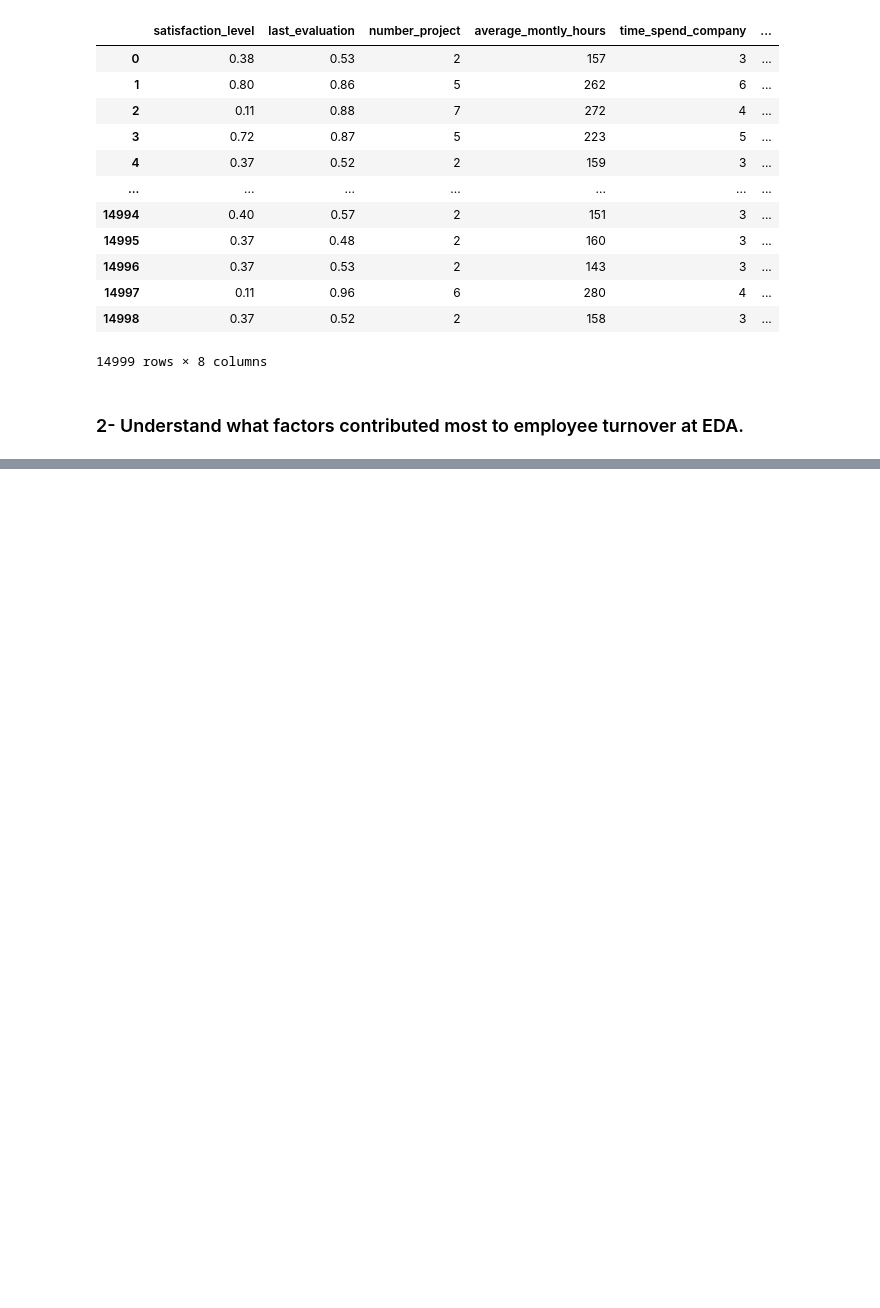
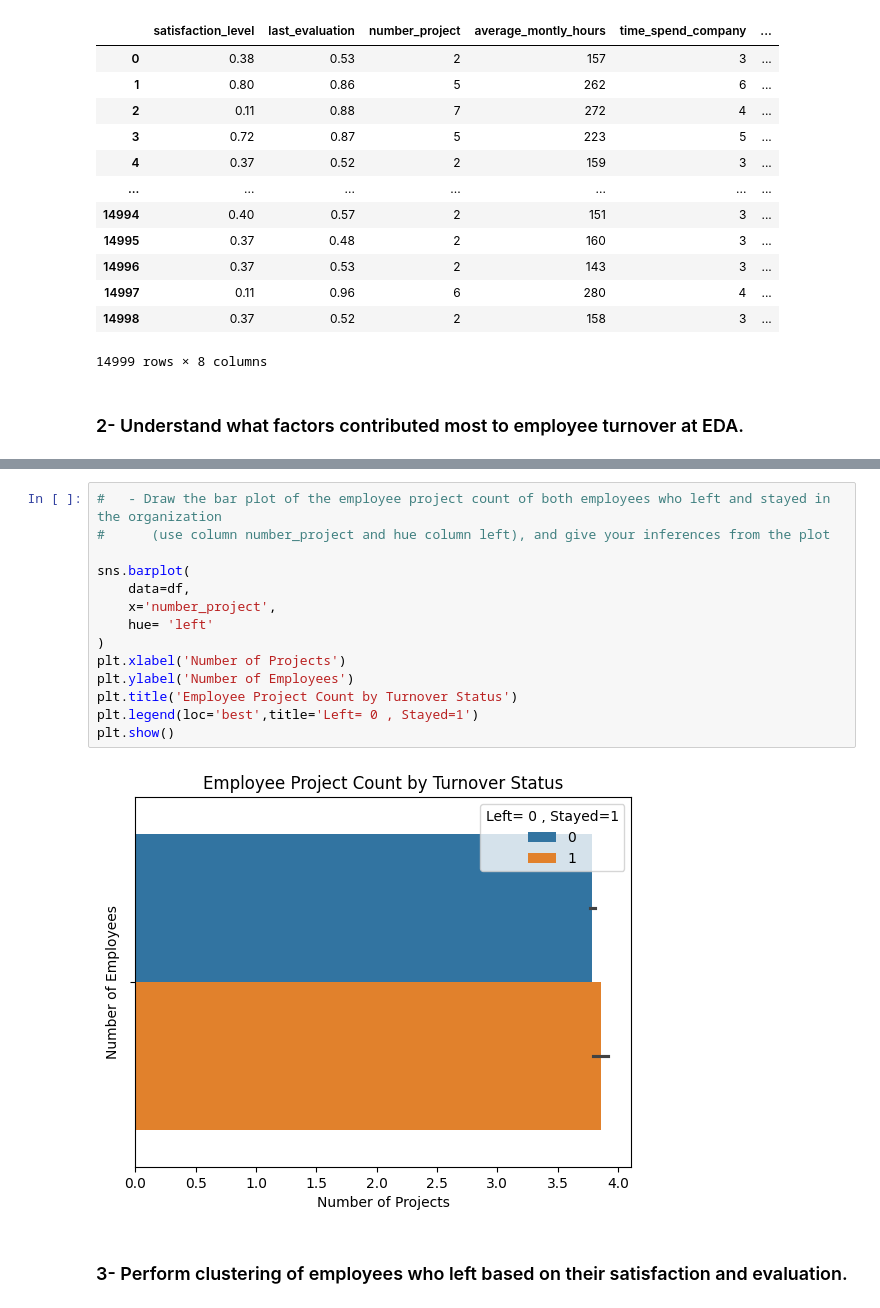
Before and after one commit to Mesterumit/Employee_Turnover_model, a Jupyter notebook: Employee_Turnover_App.ipynb, the cells around one changed output, grey strips where cells are left out. Cells and saved outputs as stored; diff of their text form; blank space fills up the shorter version.

```diff
--- a/Employee_Turnover_App.ipynb
+++ b/Employee_Turnover_App.ipynb
@@ -75,0 +97,18 @@ co
+# %%
+#   - Draw the bar plot of the employee project count of both employees who left and stayed in the organization
+#      (use column number_project and hue column left), and give your inferences from the plot
+
+sns.barplot(
+    data=df,
+    x='number_project',
+    hue= 'left'
+)
+plt.xlabel('Number of Projects')
+plt.ylabel('Number of Employees')
+plt.title('Employee Project Count by Turnover Status')
+plt.legend(loc='best',title='Left= 0 , Stayed=1')
+plt.show()
+# %% [output]
+[figure, added]
+# %% [markdown]
+### 3- Perform clustering of employees who left based on their satisfaction and evaluation.
```
Also changed, not shown: parts of 24 cells of this notebook.
